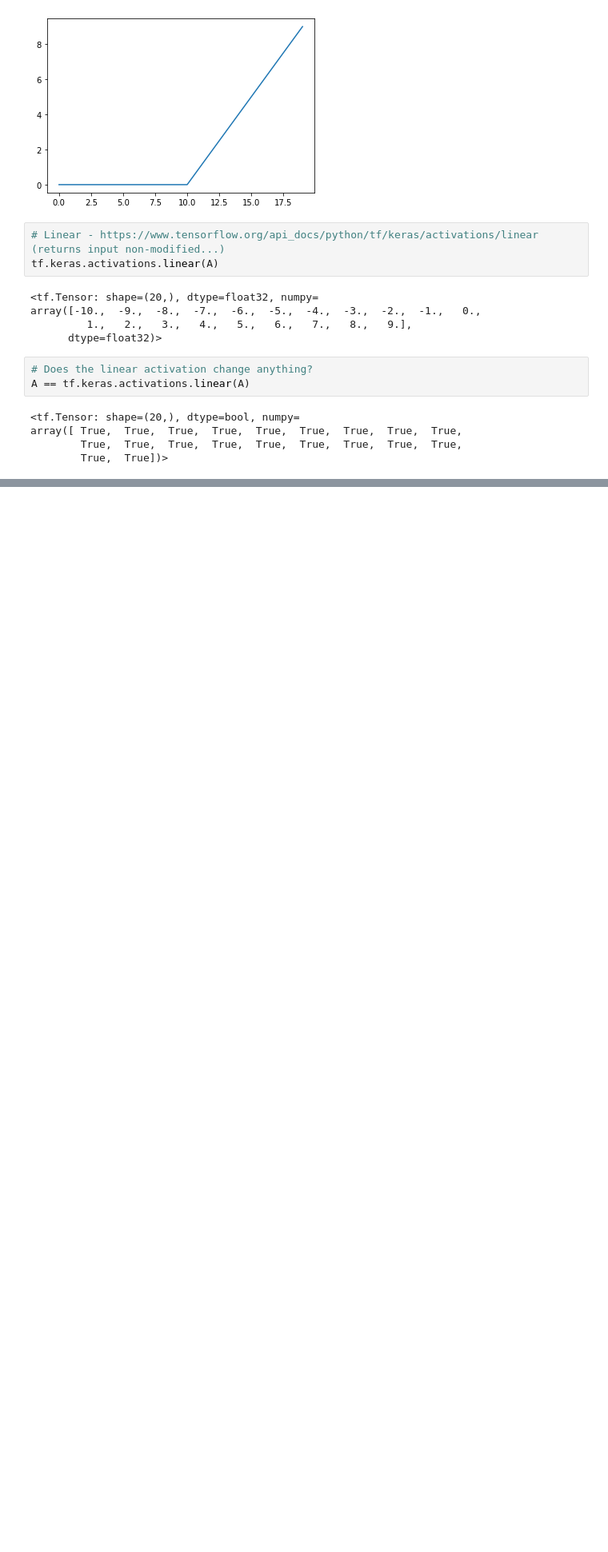
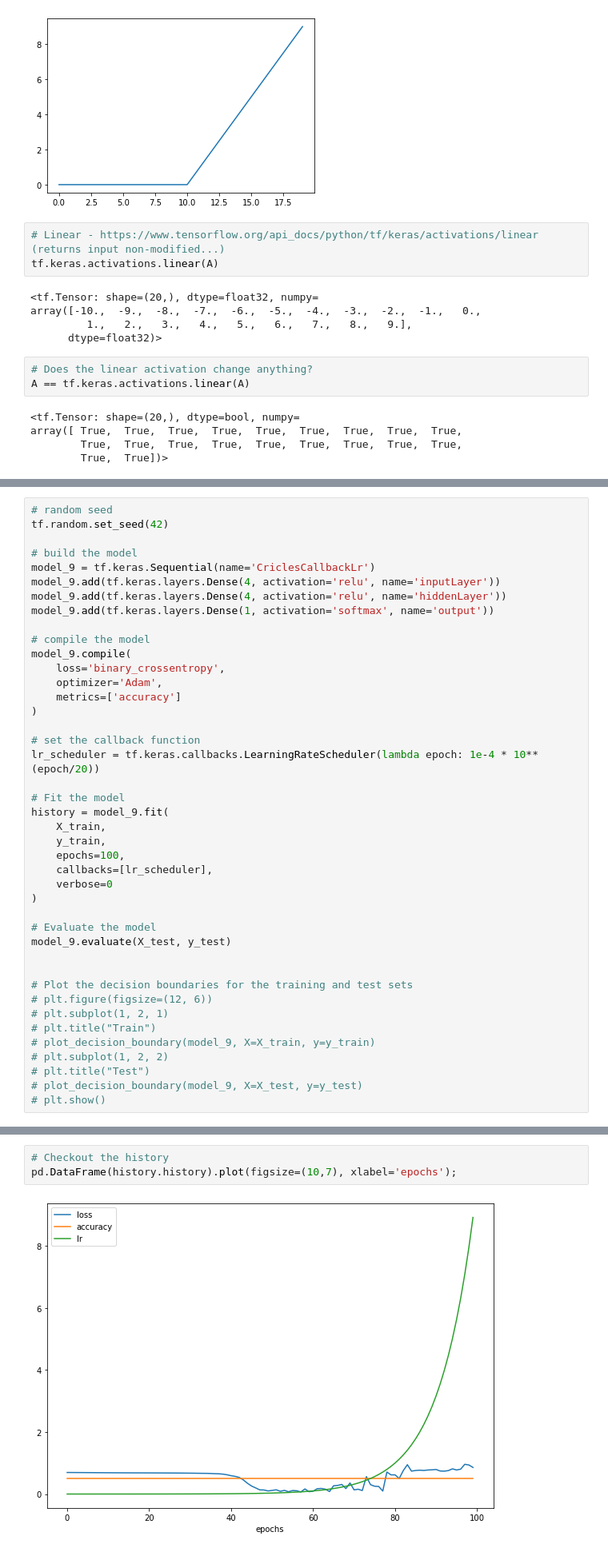
Before and after one commit to JeanFraga/tensorflow-deep-learning, a Jupyter notebook: 02 Neural Network Classification by Jean.ipynb, the cells around one changed output, grey strips where cells are left out. Shown at 80% size. Drawn from its saved outputs; the diff is of its cells as text; blank space fills up the shorter version.

```diff
--- a/02 Neural Network Classification by Jean.ipynb
+++ b/02 Neural Network Classification by Jean.ipynb
@@ -493,0 +587,42 @@ array([ True,  True,  True,  True,  True,  True,  True,  True,  True,
+# %%
+# random seed
+tf.random.set_seed(42)
+
+# build the model
+model_9 = tf.keras.Sequential(name='CriclesCallbackLr')
+model_9.add(tf.keras.layers.Dense(4, activation='relu', name='inputLayer'))
+model_9.add(tf.keras.layers.Dense(4, activation='relu', name='hiddenLayer'))
+model_9.add(tf.keras.layers.Dense(1, activation='softmax', name='output'))
+
+# compile the model
+model_9.compile(
+    loss='binary_crossentropy',
+    optimizer='Adam',
+    metrics=['accuracy']
+)
+
+# set the callback function
+lr_scheduler = tf.keras.callbacks.LearningRateScheduler(lambda epoch: 1e-4 * 10**(epoch/20))
+
+# Fit the model
+history = model_9.fit(
+    X_train,
+    y_train,
+    epochs=100,
+    callbacks=[lr_scheduler],
+    verbose=0
+)
+
+# Evaluate the model
+model_9.evaluate(X_test, y_test)
+
+
+# Plot the decision boundaries for the training and test sets
+# plt.figure(figsize=(12, 6))
+# plt.subplot(1, 2, 1)
+# plt.title("Train")
+# plot_decision_boundary(model_9, X=X_train, y=y_train)
+# plt.subplot(1, 2, 2)
+# plt.title("Test")
+# plot_decision_boundary(model_9, X=X_test, y=y_test)
+# plt.show()
@@ -493,0 +632,5 @@ array([ True,  True,  True,  True,  True,  True,  True,  True,  True,
+# %%
+# Checkout the history
+pd.DataFrame(history.history).plot(figsize=(10,7), xlabel='epochs');
+# %% [output]
+[figure, added]
```
Also changed, not shown: parts of 61 cells of this notebook, 1 other file.
